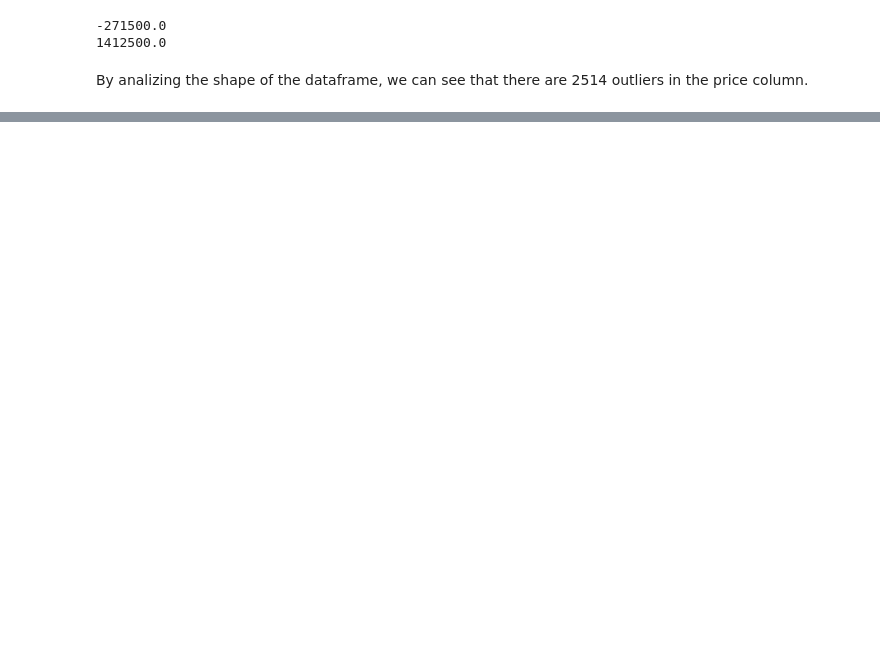
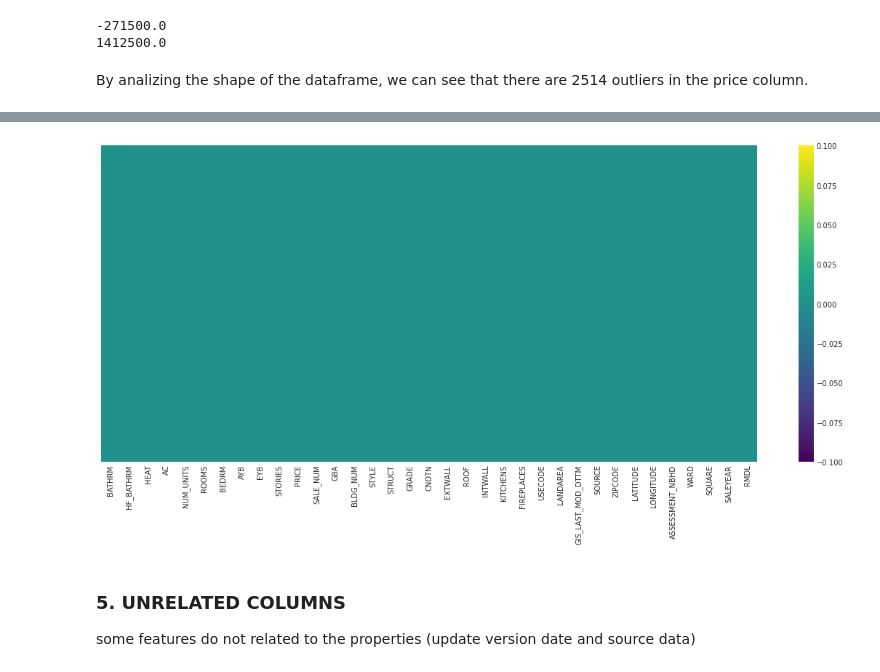
Before and after one commit to elvanselvano/purwadhika-final-project, a Jupyter notebook: notebooks/04_preprocessing.ipynb, the cells around one changed output, grey strips where cells are left out. Cells and saved outputs as stored; diff of their text form; code cells hidden in the pictures; blank space fills up the shorter version.

```diff
--- a/notebooks/04_preprocessing.ipynb
+++ b/notebooks/04_preprocessing.ipynb
@@ -106,0 +152,2 @@ plt.show()
+# %%
+df_clean_5 = df_clean_4.dropna()
@@ -106,0 +158,10 @@ plt.show()
+# %%
+fig, ax = plt.subplots(figsize=(18,8))
+sns.heatmap(df_clean_5.isnull(), yticklabels=False,cmap='viridis')
+plt.show()
+# %% [output]
+[figure, added]
+# %% [markdown]
+### 5. UNRELATED COLUMNS
+
+some features do not related to the properties (update version date and source data)
```
Also changed, not shown: parts of 45 cells of this notebook, 1 other file.
